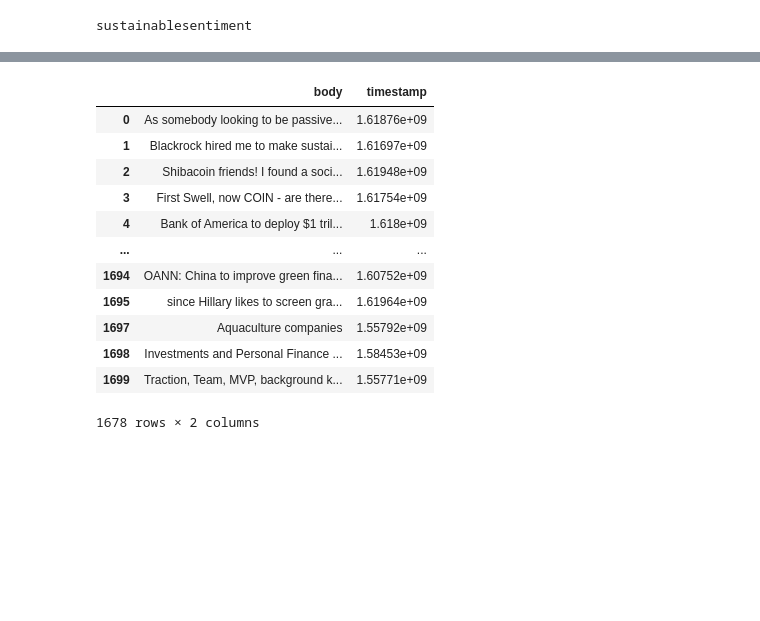
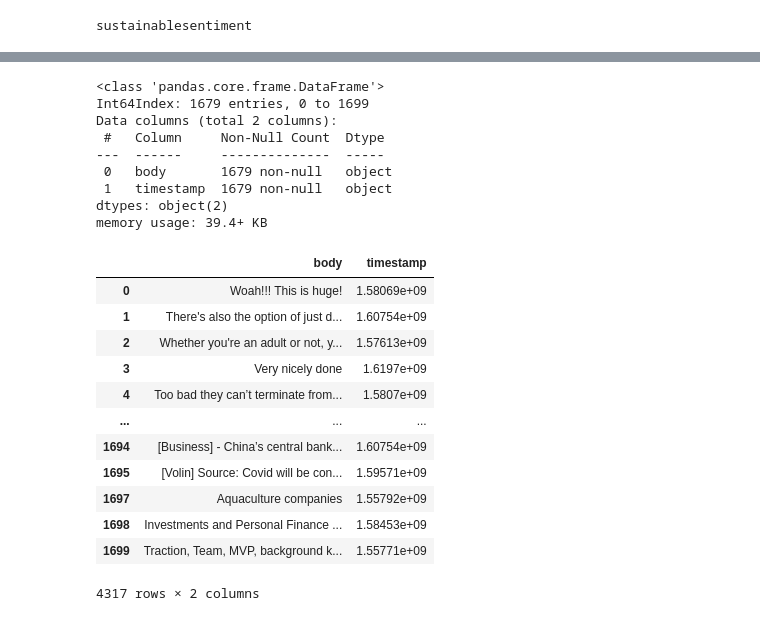
Before and after one commit to alex-lund/Thesis-ESCP, a Jupyter notebook: testing.ipynb, the cells around one changed output, grey strips where cells are left out. Drawn from its saved outputs; the diff is of its cells as text; code cells hidden in the pictures; blank space fills up the shorter version.

```diff
--- a/testing.ipynb
+++ b/testing.ipynb
@@ -152,18 +152,32 @@ timestamp3 = pd.Series(searchwordsdf[searchwordsdf.columns[1::2]].values.ravel()
 # %%
 searchwddf = pd.concat([body3.rename("body"), timestamp3.rename("timestamp")], axis = 1).dropna()
 # %%
-searchwddf
+searchwddf.info()
 # %% [output]
-|  | body | timestamp |
-| 0 | As somebody looking to be passive... | 1.61876e+09 |
-| 1 | Blackrock hired me to make sustai... | 1.61697e+09 |
-| 2 | Shibacoin friends! I found a soci... | 1.61948e+09 |
-| 3 | First Swell, now COIN - are there... | 1.61754e+09 |
-| 4 | Bank of America to deploy $1 tril... | 1.618e+09 |
-| ... | ... | ... |
-| 1694 | OANN: China to improve green fina... | 1.60752e+09 |
-| 1695 | since Hillary likes to screen gra... | 1.61964e+09 |
-| 1697 | Aquaculture companies | 1.55792e+09 |
-| 1698 | Investments and Personal Finance ... | 1.58453e+09 |
-| 1699 | Traction, Team, MVP, background k... | 1.55771e+09 |
-1678 rows × 2 columns
+<class 'pandas.core.frame.DataFrame'>
+Int64Index: 1679 entries, 0 to 1699
+Data columns (total 2 columns):
+ #   Column     Non-Null Count  Dtype
+---  ------     --------------  -----
+ 0   body       1679 non-null   object
+ 1   timestamp  1679 non-null   object
+dtypes: object(2)
+memory usage: 39.4+ KB
+# %%
+redditdf = pd.concat((subcomdf, searchwddf), axis = 0)
+# %%
+redditdf
+# %% [output]
+|  | body | timestamp |
+| 0 | Woah!!! This is huge! | 1.58069e+09 |
+| 1 | There's also the option of just d... | 1.60754e+09 |
+| 2 | Whether you're an adult or not, y... | 1.57613e+09 |
+| 3 | Very nicely done | 1.6197e+09 |
+| 4 | Too bad they can’t terminate from... | 1.5807e+09 |
+| ... | ... | ... |
+| 1694 | [Business] - China’s central bank... | 1.60754e+09 |
+| 1695 | [Volin] Source: Covid will be con... | 1.59571e+09 |
+| 1697 | Aquaculture companies | 1.55792e+09 |
+| 1698 | Investments and Personal Finance ... | 1.58453e+09 |
+| 1699 | Traction, Team, MVP, background k... | 1.55771e+09 |
+4317 rows × 2 columns
```
Also changed, not shown: parts of 17 cells of this notebook, 3 other files.
